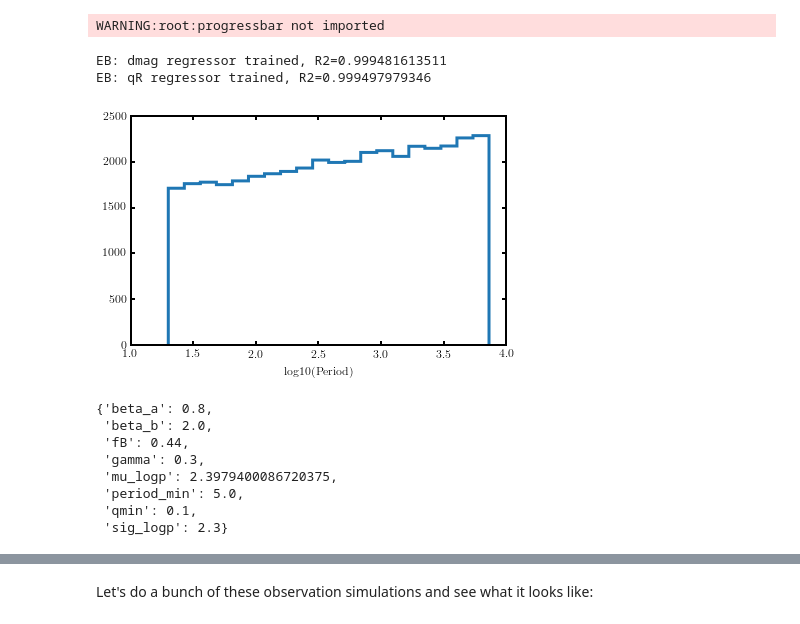
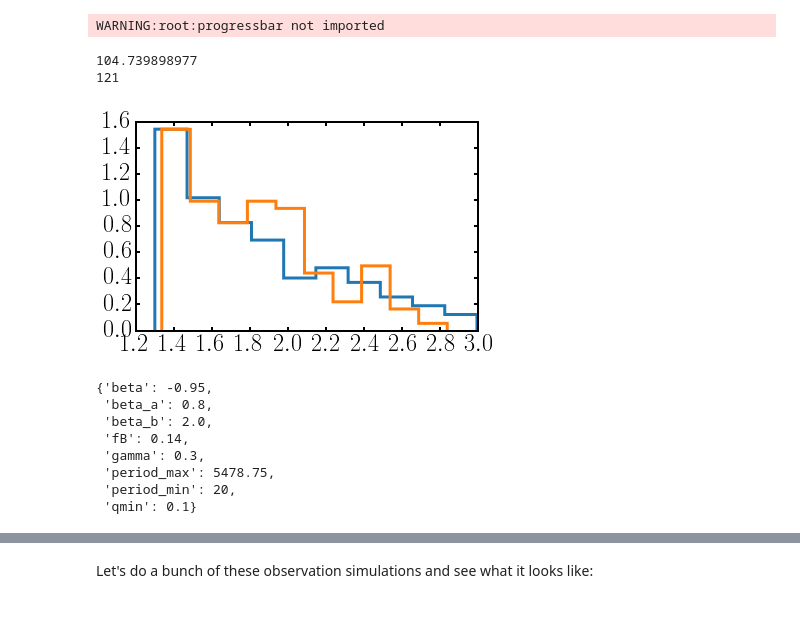
Before and after one commit to dfm/peerless, a Jupyter notebook: prediction/prediction.ipynb, the cells around one changed output, grey strips where cells are left out. Saved outputs shown, nothing was run; the diff lists cells and outputs as text; code cells hidden in the pictures.

```diff
--- a/prediction/prediction.ipynb
+++ b/prediction/prediction.ipynb
@@ -53,31 +57,46 @@ Try using .loc[row_indexer,col_indexer] = value instead
 See the caveats in the documentation: http://pandas.pydata.org/pandas-docs/stable/indexing.html#indexing-view-versus-copy
   self.obj[item] = s
 # %%
-from exosyspop import KeplerBinaryPopulation, TRILEGAL_BGBinaryPopulation
+from exosyspop.populations import KeplerPowerLawBinaryPopulation
+from exosyspop.populations import TRILEGAL_BGPowerLawBinaryPopulation
 
-ebpop = KeplerBinaryPopulation(targets, ecc_empirical=True)
-bgstars = pd.read_hdf('bgstars.h5','df')
-bgpop = TRILEGAL_BGBinaryPopulation(targets, bgstars, ecc_empirical=True)
+ebpop = KeplerPowerLawBinaryPopulation(targets, ecc_empirical=True)
+bgstars = pd.read_hdf('bgstars.h5', 'df')
+bgpop = TRILEGAL_BGPowerLawBinaryPopulation(targets, bgstars, ecc_empirical=True, use_ic=True)
 # %% [output]
 WARNING:root:progressbar not imported
-# %%
-%matplotlib inline
-import matplotlib.pyplot as plt
-
-plt.hist(np.log10(ebpop.period), bins=20, histtype='step', lw=3);
-plt.xlabel('log10(Period)');
-# %% [output]
-EB: dmag regressor trained, R2=0.999481613511
-EB: qR regressor trained, R2=0.999497979346
-[figure, removed]
+# %%
+from __future__ import division
+
+min_period = 20
+max_period = 15*365.25
+ebpop.set_params(beta=-0.95, period_min=min_period, period_max=max_period, fB=0.14)
+
+q = 'period > {} and period < 1000 and '.format(min_period) +\
+    '((n_pri > 0 and n_sec > 0) or ' +\
+     '(n_pri > 2 or n_sec > 2)) and (T14_pri < 2.5 or T14_sec < 2.5)'
+
+kep_ebs = EBCatalog().df.query('{} < period < 1000'.format(min_period))
+n_exp = len(kep_ebs) * (len(targets)/len(KICatalog().df))
+print(n_exp)
+plt.hist(np.log10(kep_ebs.period),
+         histtype='step', lw=3, normed=True);
+new_obs = ebpop.observe(new_orbits=True).query(q)
+plt.hist(np.log10(new_obs.period),
+        histtype='step', lw=3, normed=True);
+print(len(new_obs))
+# %% [output]
+104.739898977
+121
+[figure, added]
 # %%
 ebpop.params
 # %% [output]
-{'beta_a': 0.8,
+{'beta': -0.95,
+ 'beta_a': 0.8,
  'beta_b': 2.0,
- 'fB': 0.44,
+ 'fB': 0.14,
  'gamma': 0.3,
- 'mu_logp': 2.3979400086720375,
- 'period_min': 5.0,
- 'qmin': 0.1,
- 'sig_logp': 2.3}
+ 'period_max': 5478.75,
+ 'period_min': 20,
+ 'qmin': 0.1}
```
Also changed, not shown: parts of 48 cells of this notebook.
